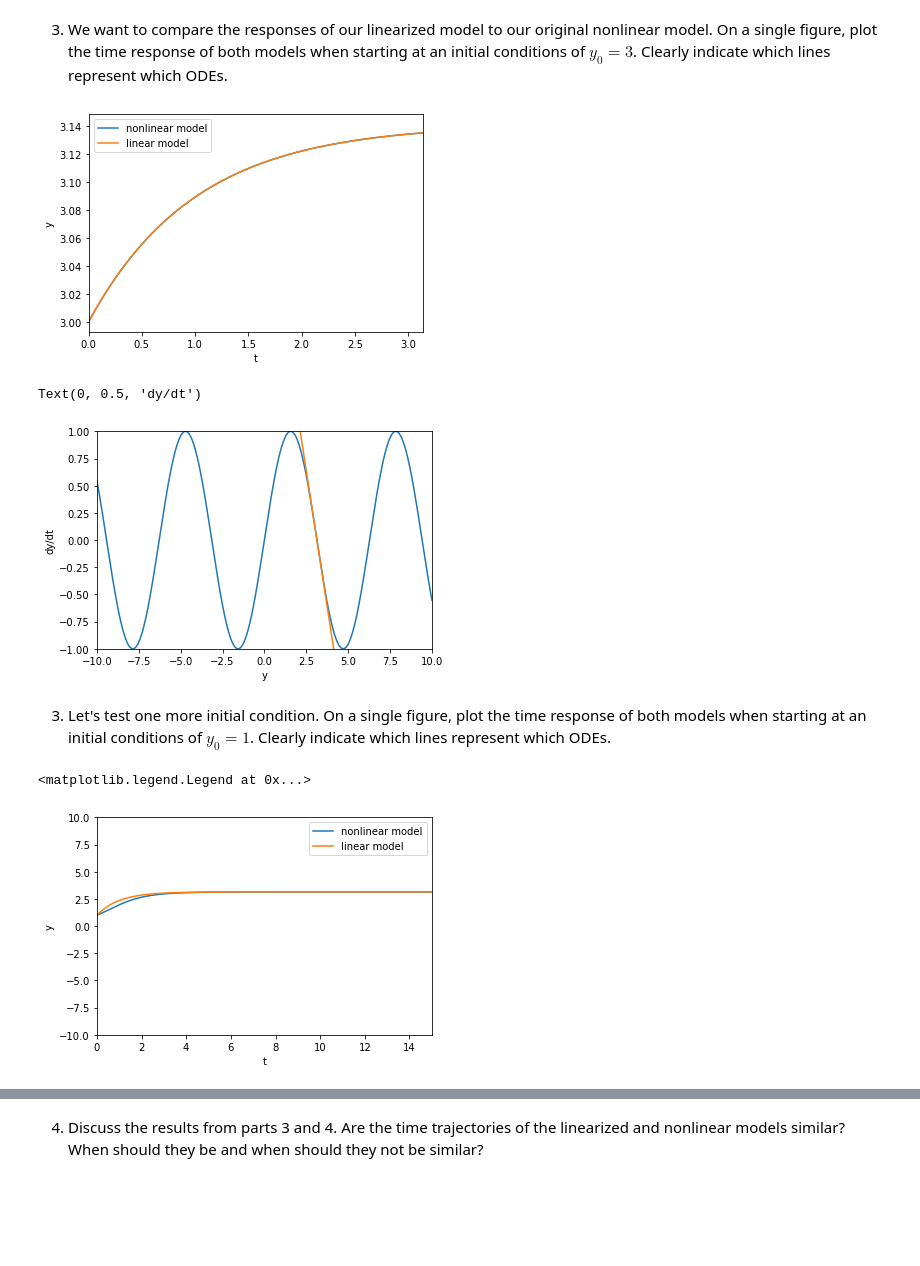
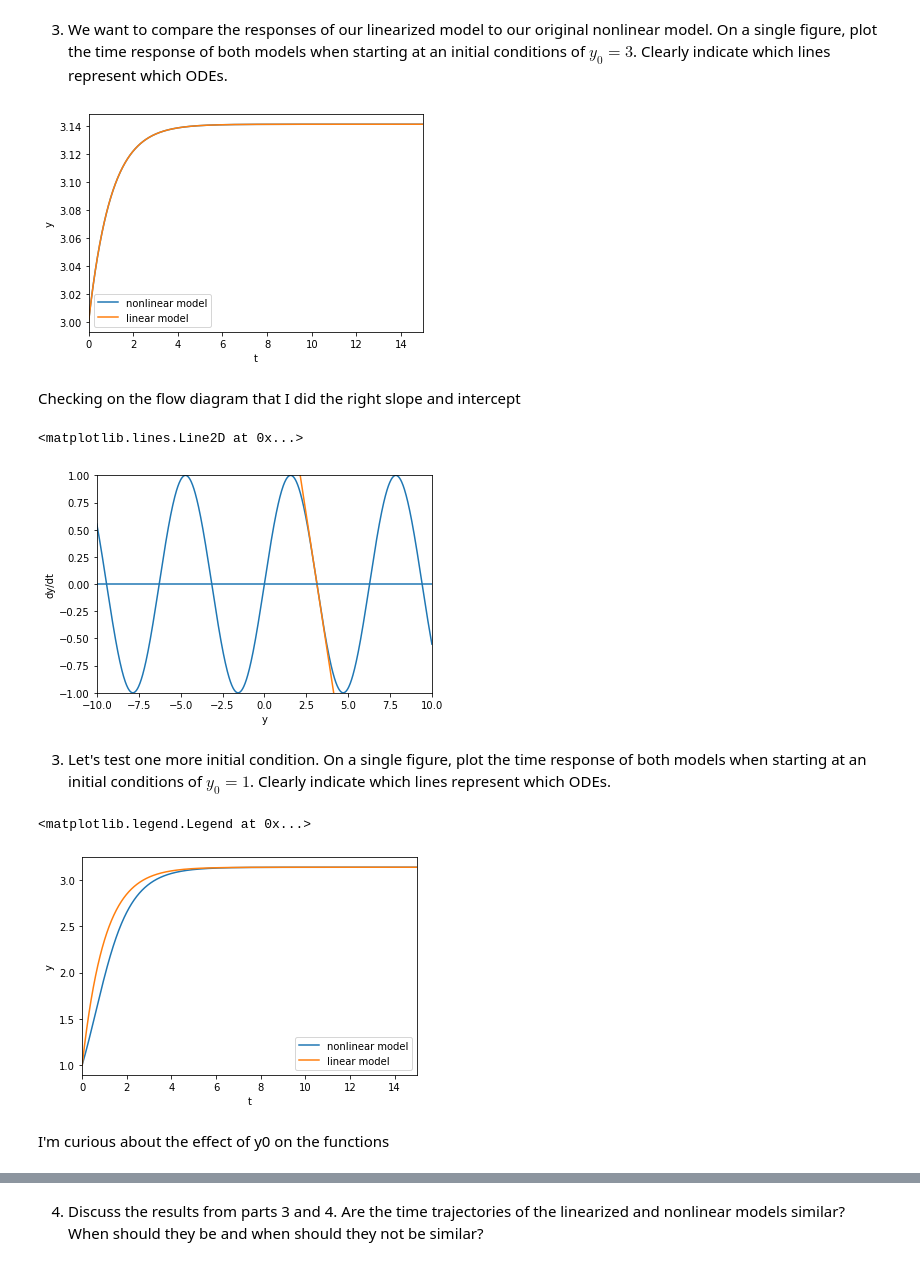
Before and after one commit to mdsnbutler/ChE_2410-Public-Repo, a Jupyter notebook: Homework/Homework 7 Flow on a Line.ipynb, the cells around one changed output, grey strips where cells are left out. Saved outputs shown, nothing was run; the diff lists cells and outputs as text; code cells hidden in the pictures; blank space fills up the shorter version.

```diff
--- a/Homework/Homework 7 Flow on a Line.ipynb
+++ b/Homework/Homework 7 Flow on a Line.ipynb
@@ -100,0 +108,8 @@ Text(0, 0.5, 'x')
+# %%
+for r in np.linspace(-10, 10, 20):
+    plt.plot(xsteps, func(xsteps, r, timesteps))
+plt.xlim(-3, 3)
+plt.ylim(-10, 10)
+plt.xlabel('x')
+plt.ylabel('dx/dt')
+plt.axhline()
@@ -100,0 +121,11 @@ Text(0, 0.5, 'x')
+# %%
+for y0 in np.linspace(-10, 10, 20):
+    for r in np.linspace(-10, 10, 20):
+        y = odeint(func, y0, t = timesteps, args=(r,))
+        plt.plot(timesteps, y)
+
+plt.xlabel('t')
+plt.ylabel('y')
+plt.xlim(0, 15)
+plt.ylim(-3, 3)
+plt.title('nonlinear functions')
@@ -144,11 +179,13 @@ plt.plot(timesteps, y, label = 'nonlinear model')
 plt.plot(timesteps, ylin, label = 'linear model')
 plt.xlabel('t')
 plt.ylabel('y')
-plt.xlim(0, math.pi)
+plt.xlim(0, 15)
 plt.legend()
 plt.show()
 # %% [output]
-[figure, old version]
+[figure, new version]
+# %% [markdown]
+Checking on the flow diagram that I did the right slope and intercept
 # %%
 plt.plot(ysteps, func(ysteps, timesteps))
 plt.plot(ysteps, linfunc(ysteps, timesteps))
@@ -156,23 +193,24 @@ plt.xlim(-10, 10)
 plt.ylim(-1, 1)
 plt.xlabel('y')
 plt.ylabel('dy/dt')
+plt.axhline()
 # %% [output]
-Text(0, 0.5, 'dy/dt')
+<matplotlib.lines.Line2D at 0x...>
-[figure, old version]
+[figure, new version]
 # %% [markdown]
 3. Let's test one more initial condition. On a single figure, plot the time response of both models when starting at an initial conditions of $y_0 = 1$. Clearly indicate which lines represent which ODEs.
 # %%
 y = odeint(func, y0 = 1, t = timesteps)
 ylin = odeint(linfunc, y0 = 1, t = timesteps)
-modeldif = abs(y-ylin)
 
 plt.plot(timesteps, y, label = 'nonlinear model')
 plt.plot(timesteps, ylin, label = 'linear model')
 plt.xlabel('t')
 plt.ylabel('y')
 plt.xlim(0, 15)
-plt.ylim(-10, 10)
 plt.legend()
 # %% [output]
 <matplotlib.legend.Legend at 0x...>
-[figure, old version]
+[figure, new version]
+# %% [markdown]
+I'm curious about the effect of y0 on the functions
```
Also changed, not shown: parts of 10 cells of this notebook.
